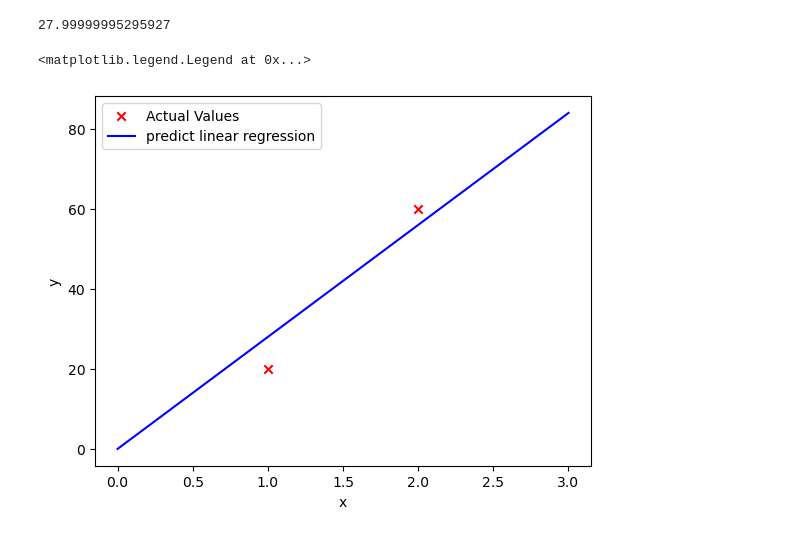
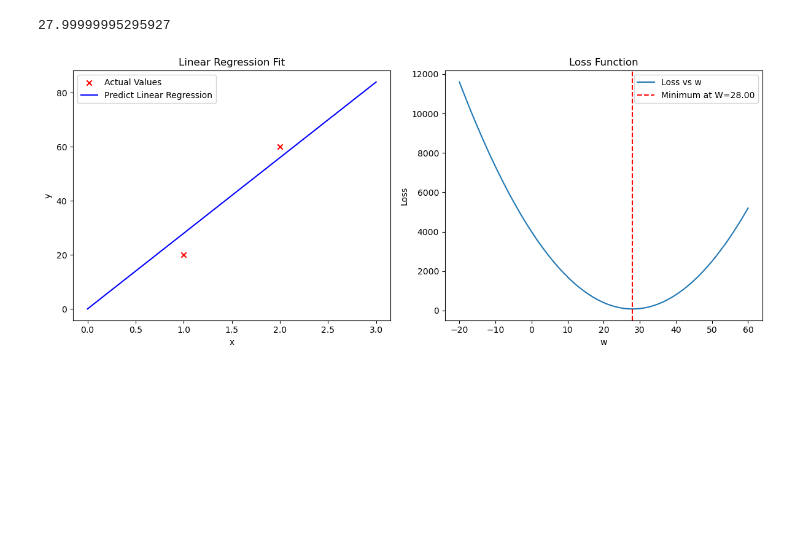
Before and after one commit to HuyinCP/Customize-ML-Models, a Jupyter notebook: ternary_search.ipynb, the cells around one changed output. Cells and saved outputs as stored; diff of their text form; code cells hidden in the pictures; blank space fills up the shorter version.

```diff
--- a/ternary_search.ipynb
+++ b/ternary_search.ipynb
@@ -86,13 +86,29 @@ W
 # %% [output]
 27.99999995295927
 # %%
-plt.scatter(x_train, y_train, marker='x', c='r', label='Actual Values')
+fig, (ax1, ax2) = plt.subplots(1, 2, figsize=(12, 5))
+
+# Biểu đồ 1: scatter + đường hồi quy
+ax1.scatter(x_train, y_train, marker='x', c='r', label='Actual Values')
 x_line = np.linspace(0, 3, 10)
 y_line = W * x_line
-plt.plot(x_line, y_line, color='blue', label='predict linear regression')
-plt.xlabel('x')
-plt.ylabel('y')
-plt.legend()
+ax1.plot(x_line, y_line, color='blue', label='Predict Linear Regression')
+ax1.set_xlabel('x')
+ax1.set_ylabel('y')
+ax1.legend()
+ax1.set_title('Linear Regression Fit')
+
+# Biểu đồ 2: loss theo w
+w_values = np.linspace(-20, 60, 200)
+loss_values = [compute_loss_value(x_train, y_train, w) for w in w_values]
+ax2.plot(w_values, loss_values, label='Loss vs w')
+ax2.axvline(W, color='red', linestyle='--', label=f'Minimum at W={W:.2f}')
+ax2.set_xlabel('w')
+ax2.set_ylabel('Loss')
+ax2.legend()
+ax2.set_title('Loss Function')
+
+plt.tight_layout()
+plt.show()
 # %% [output]
-<matplotlib.legend.Legend at 0x...>
-[figure, old version]
+[figure, new version]
```
Also changed, not shown: parts of 1 cell of this notebook.
